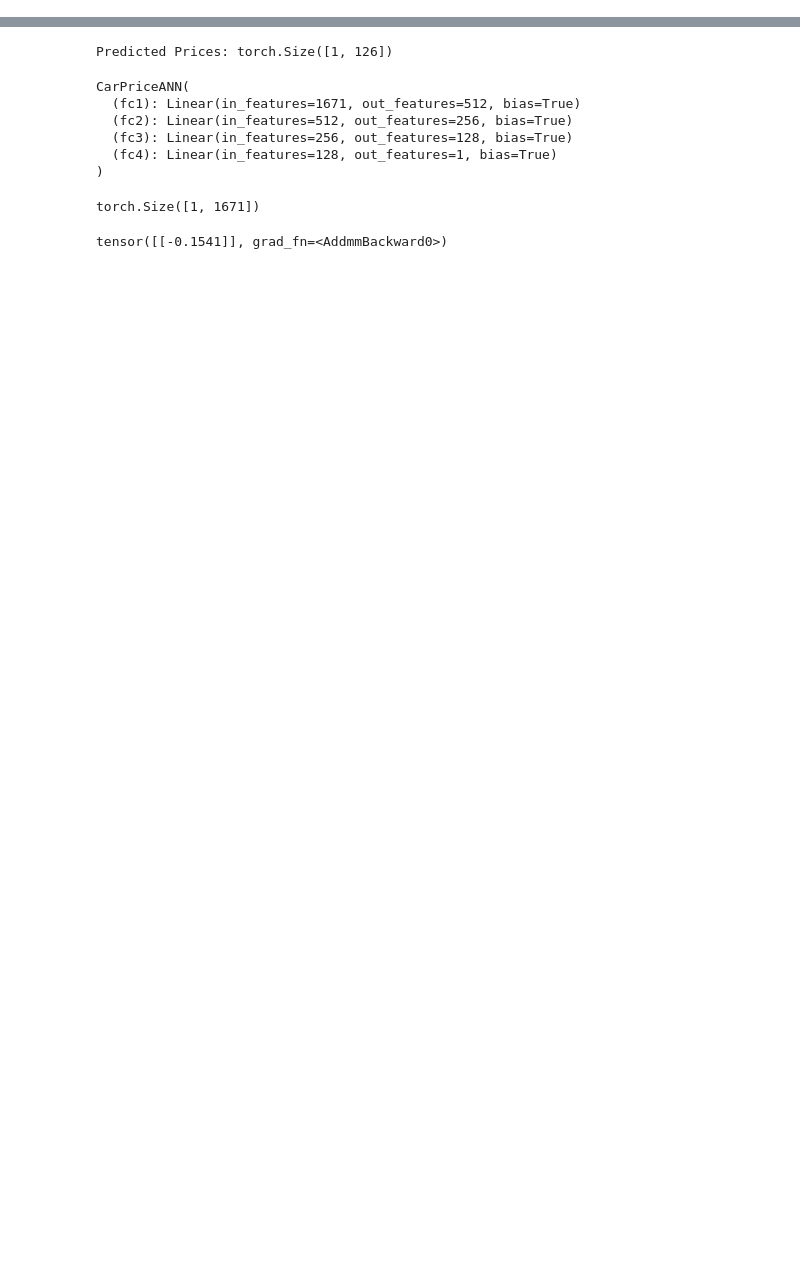
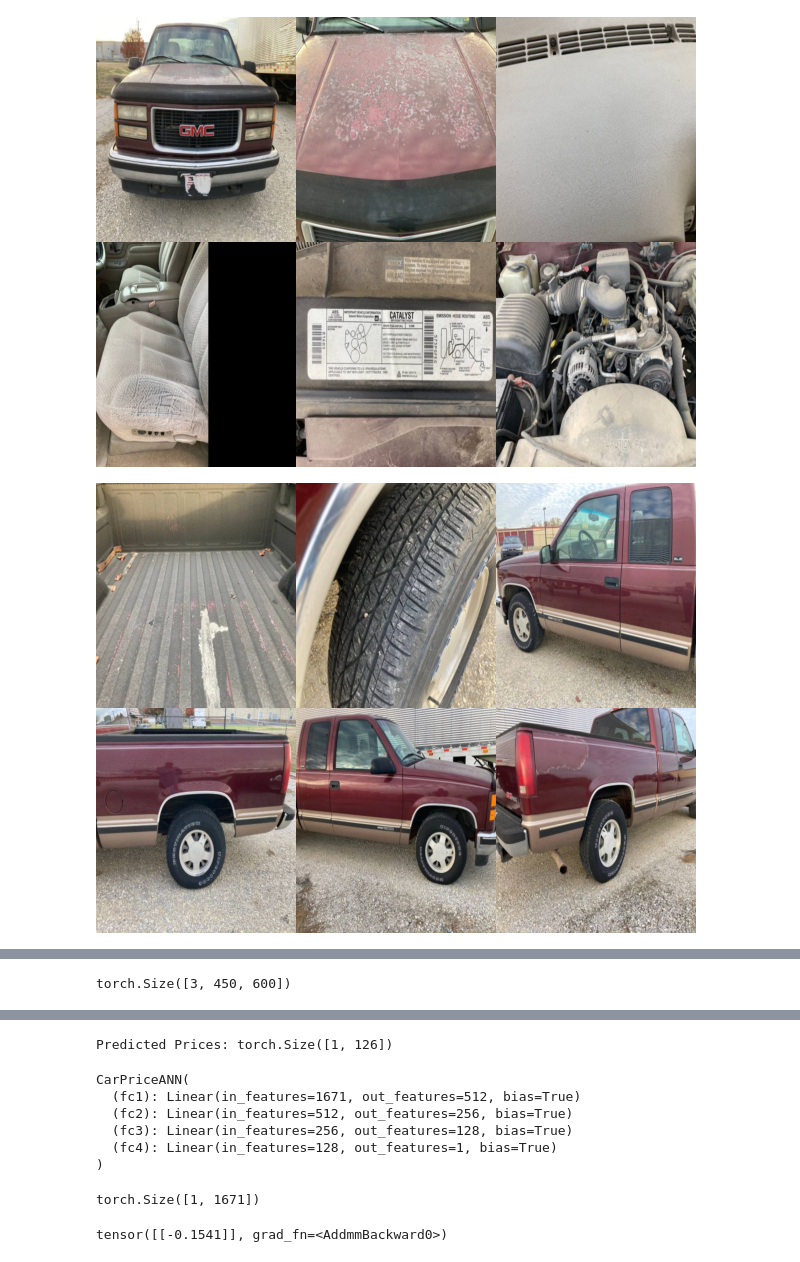
Before and after one commit to swimleftproducts/pricesto, a Jupyter notebook: fastapiapp/machine_learning/model.ipynb, the cells around one changed output, grey strips where cells are left out. Cells and saved outputs as stored; diff of their text form; code cells hidden in the pictures; blank space fills up the shorter version.

```diff
--- a/fastapiapp/machine_learning/model.ipynb
+++ b/fastapiapp/machine_learning/model.ipynb
@@ -174,0 +226,6 @@ features_df.head()
+# %%
+# load df
+df_cleaned = pd.read_csv('/notebooks/fastapiapp/machine_learning/processed_data/scrapped_listing_202312021223.csv')
+# %%
+df_cleaned['embedding'] = df_cleaned['embedding'].astype(object)
+df_cleaned.info()
@@ -174,0 +420,73 @@ features_df.head()
+# %%
+#requires s3 object in global
+def create_image_mosaics(df_row, show=False):
+    def get_image_listing(s3, hash):
+        prefix = f'staging/images/{hash}/'
+        objects = s3.list_objects_v2(Bucket=bucket_name, Prefix=prefix)
+        return objects.get('Contents', [])
+
+    def download_image(s3, key):
+        image_buffer = io.BytesIO()
+        s3.download_fileobj(Bucket=bucket_name, Key=key, Fileobj=image_buffer)
+        return image_buffer
+
+    def process_single_image(image_buffer):
+        # Load the image from buffer
+        image = Image.open(image_buffer)
+
+        # Define the transforms
+        transform = transforms.Compose([
+            # Pad the image to make it 600x450 if smaller
+            transforms.Pad((0, 0, max(0, 600 - image.size[0]), max(0, 450 - image.size[1])), fill=0),
+            # Resize to 225x200
+            transforms.Resize((225, 200)),
+            # Convert image to tensor
+            transforms.ToTensor()
+        ])
+
+        # Apply the transforms
+        return transform(image)
+
+    def combine_images(image_tensors):
+        # Ensure there are exactly 6 images
+        while len(image_tensors) < 6:
+            image_tensors += image_tensors[:6 - len(image_tensors)]
+
+        # Combine images into one tensor
+        upper_row = torch.cat(image_tensors[:3], dim=2)
+        lower_row = torch.cat(image_tensors[3:], dim=2)
+        combined_image = torch.cat((upper_row, lower_row), dim=1)
+
+        return combined_image
+
+    # Get the list of image keys from the DataFrame row
+    total_images = len(df_row.image_links)
+    listing_hash = df_row.hash
+    images_list = get_image_listing(s3, listing_hash)
+
+    # Download and process images
+    processed_imgs = []
+    for i in range(total_images):
+        image_key = images_list[i]['Key']
+        image_buffer = download_image(s3, image_key)
+        processed_img = process_single_image(image_buffer)
+        processed_imgs.append(processed_img)
+
+    # Create mosaics
+    num_mosaics = len(processed_imgs) // 6 + (1 if len(processed_imgs) % 6 else 0)
+    mosaics = []
+    for i in range(num_mosaics):
+        mosaic = combine_images(processed_imgs[i*6:(i+1)*6])
+        mosaics.append(mosaic)
+        if show:
+            show_tensor_image(mosaic)
+
+    return mosaics
+
+# Example usage
+#df_row = df_cleaned.iloc[35000]
+#mosaics = create_image_mosaics(df_row, show=True)
+#print((mosaics[0].shape))
+# %% [output]
+[figure, added]
+[figure, added]
@@ -175,3 +494,4 @@ features_df.head()
+torch.Size([3, 450, 600])
 # %%
 import torch
 from torch.utils.data import Dataset
```
Also changed, not shown: parts of 49 cells of this notebook.
